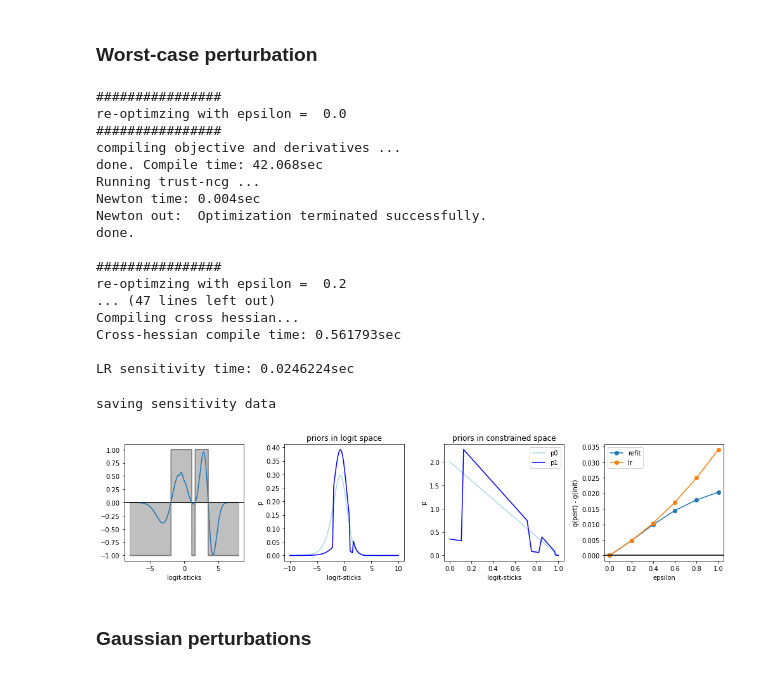
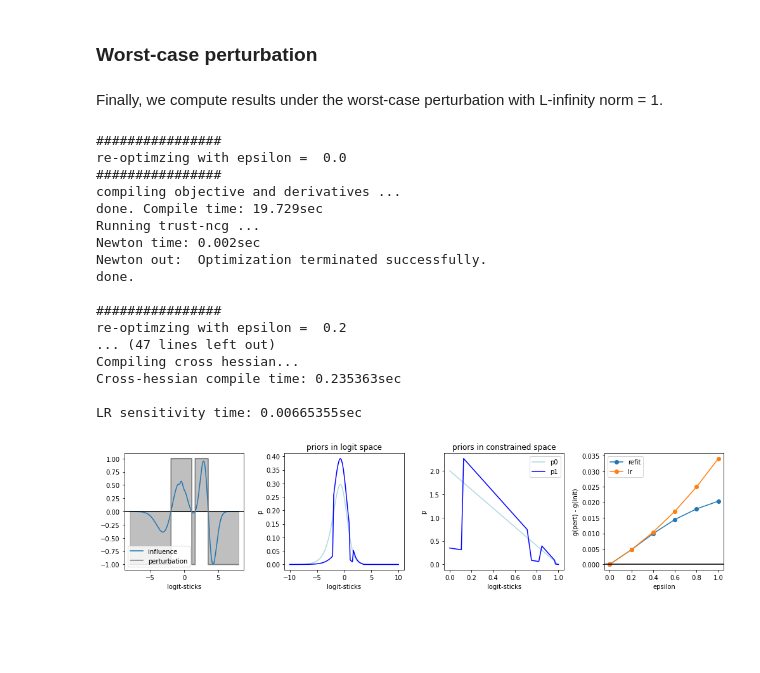
Before and after one commit to Runjing-Liu120/BNPStickBreakingSensitivity, a Jupyter notebook: GMM_clustering/jupyter/main_functional_sensitivity.ipynb, the cells around one changed output. Saved outputs shown, nothing was run; the diff lists cells and outputs as text; code cells hidden in the pictures; blank space fills up the shorter version.

```diff
--- a/GMM_clustering/jupyter/main_functional_sensitivity.ipynb
+++ b/GMM_clustering/jupyter/main_functional_sensitivity.ipynb
@@ -447,24 +319,26 @@ def plot_results(refit_g_vec, lr_g_vec, epsilon_vec, f_obj):
     log_phi_grid = f_obj.log_phi(logit_v_grid)
 
     # scale influence so it has l-inf norm 1
-    infl_norm = np.abs(influence_grid_x_prior).max()
+    infl_norm = np.abs(influence_grid).max()
     scale = np.abs(log_phi_grid).max() / infl_norm
 
-    ax[0].plot(logit_v_grid, influence_grid_x_prior * scale)
+    ax[0].plot(logit_v_grid, influence_grid * scale,
+               label = 'influence')
     # plot y = 0
     ax[0].axhline(0, color = 'black')
 
     # overlay bump
     ax[0].plot(logit_v_grid,
                log_phi_grid,
-               color = 'grey')
+               color = 'grey',
+               label = 'perturbation')
 
     ax[0].fill_between(logit_v_grid,
                        0,
                        log_phi_grid,
                        color = 'grey',
                        alpha = 0.5)
-    ax[0].set_xlabel('influence x prior')
+    ax[0].legend(loc = 'lower left')
 
     ###################
     # plot perturbed prior
@@ -505,38 +379,11 @@ def plot_results(refit_g_vec, lr_g_vec, epsilon_vec, f_obj):
     ax[3].set_ylabel('g(pert) - g(init)')
 
     fig.tight_layout()
-
-    # stuff to save
-    p0_logit = np.exp(prior_perturbation.get_log_p0_logit(logit_v_grid))
-    p1_logit = np.exp(prior_perturbation.get_log_pc_logit(logit_v_grid))
-
-    v_grid = sp.special.expit(logit_v_grid)
-    p0_constr = np.exp(prior_perturbation.get_log_p0(v_grid))
-    p1_constr = np.exp(prior_perturbation.get_log_pc(v_grid))
-
-    return dict(logit_v_grid = logit_v_grid,
-                v_grid = v_grid,
-                log_phi_grid = log_phi_grid,
-                p0_logit = p0_logit,
-                p1_logit = p1_logit,
-                p0_constr = p0_constr,
-                p1_constr = p1_constr)
 # %%
-def run_all_and_save(f_obj, outfile):
-    refit_g_vec, refit_time_vec, lr_g_vec, hess_solve_time, lr_time_vec, epsilon_vec = \
+def run_all_and_save(f_obj):
+    refit_g_vec, lr_g_vec, epsilon_vec = \
         run_analysis(f_obj)
 
-    prior_results_dict = plot_results(refit_g_vec, lr_g_vec, epsilon_vec, f_obj)
-
-    if save_data:
-        print('saving sensitivity data')
-        np.savez(outfile,
-                 epsilon_vec = epsilon_vec,
-                 refit_g_vec = refit_g_vec,
-                 lr_g_vec = lr_g_vec,
-                 refit_time_vec = refit_time_vec,
-                 hess_solve_time = hess_solve_time,
-                 lr_time_vec = lr_time_vec,
-                 **prior_results_dict)
+    plot_results(refit_g_vec, lr_g_vec, epsilon_vec, f_obj)
 # %% [markdown]
 # Get results!
@@ -543,5 +493,7 @@ def run_all_and_save(f_obj, outfile):
 # %% [markdown]
 ### Worst-case perturbation
+# %% [markdown]
+Finally, we compute results under the worst-case perturbation with L-infinity norm = 1.
 # %%
 worst_case = influence_lib.WorstCasePerturbation(influence_fun = None,
                                                     logit_v_grid = logit_v_grid,
@@ -555,26 +507,23 @@ f_obj_wc = func_sens_lib.FunctionalPerturbationObjective(worst_case.log_phi,
                                                           gh_weights = gh_weights,
                                                           stick_key = 'stick_params')
 # %%
-run_all_and_save(f_obj_wc, out_datadir + 'iris_worst_case')
+run_all_and_save(f_obj_wc)
 # %% [output]
 ################
 re-optimzing with epsilon =  0.0
 ################
 compiling objective and derivatives ...
-done. Compile time: 42.068sec
+done. Compile time: 19.729sec
 Running trust-ncg ...
-Newton time: 0.004sec
+Newton time: 0.002sec
 Newton out:  Optimization terminated successfully.
 done.
 
 ################
 re-optimzing with epsilon =  0.2
 ... (47 lines left out)
 Compiling cross hessian...
-Cross-hessian compile time: 0.561793sec
+Cross-hessian compile time: 0.235363sec
 
-LR sensitivity time: 0.0246224sec
+LR sensitivity time: 0.00665355sec
-saving sensitivity data
-[figure, old version]
+[figure, new version]
-# %% [markdown]
-### Gaussian perturbations
```
Also changed, not shown: parts of 60 cells of this notebook, 1 other file.
